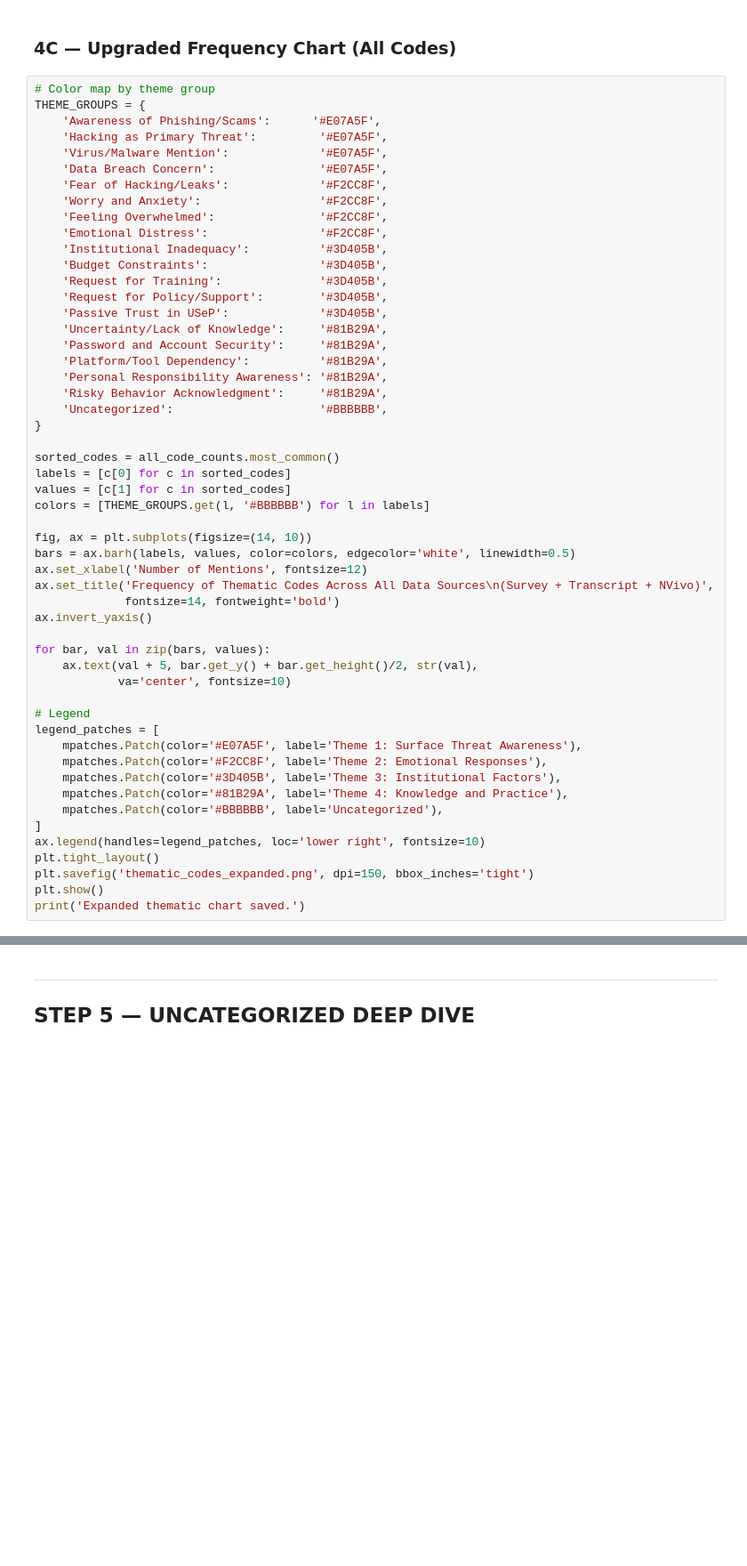
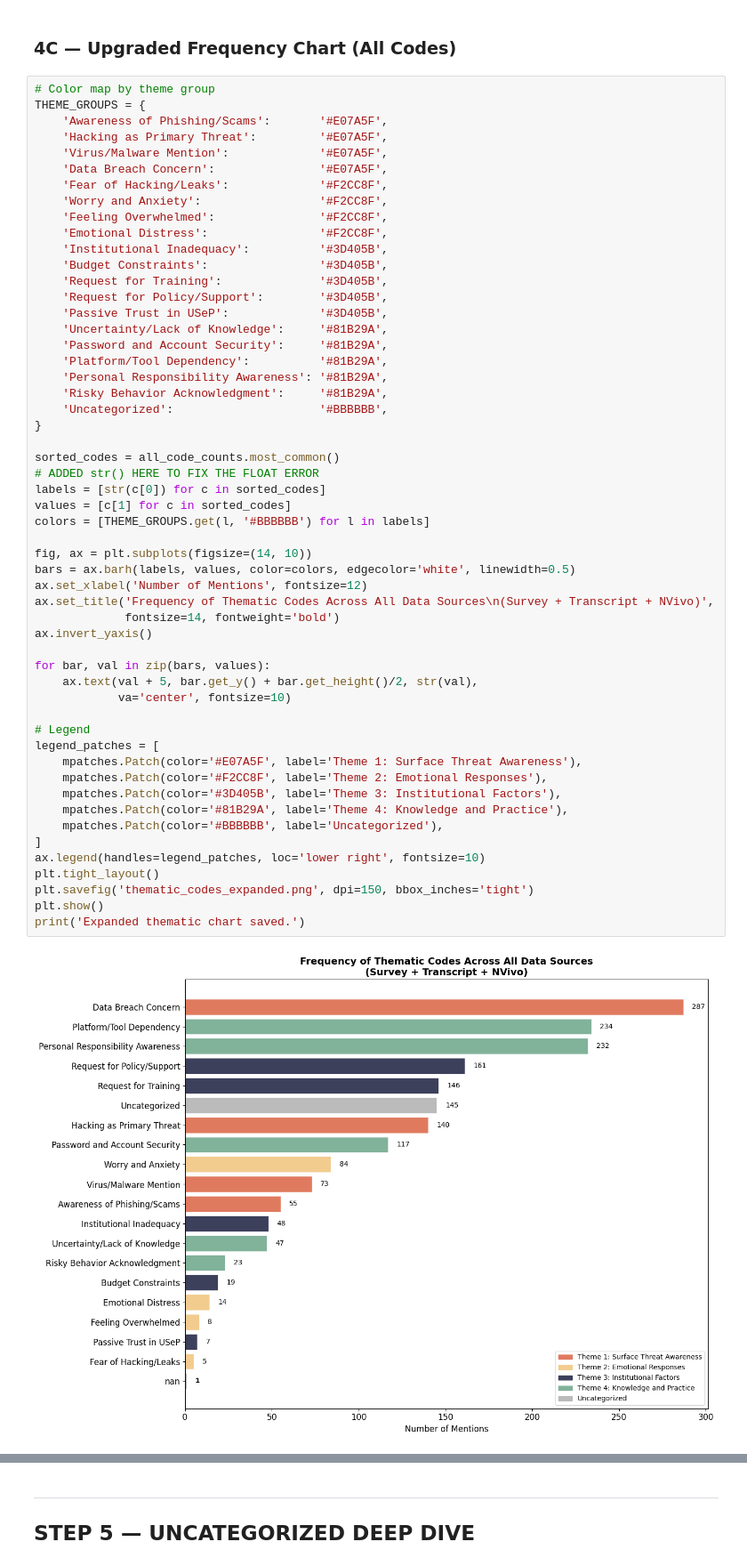
Before and after one commit to Peeeweee/Project_Yano_CyberSafe, a Jupyter notebook: CyberSafe_Upgraded.ipynb, the cells around one changed output, grey strips where cells are left out. Shown at 89% size. Cells and saved outputs as stored; diff of their text form; blank space fills up the shorter version.

```diff
--- a/CyberSafe_Upgraded.ipynb
+++ b/CyberSafe_Upgraded.ipynb
@@ -320,7 +547,7 @@ for code, count in all_code_counts.most_common():
 # %%
 # Color map by theme group
 THEME_GROUPS = {
-    'Awareness of Phishing/Scams':      '#E07A5F',
+    'Awareness of Phishing/Scams':       '#E07A5F',
     'Hacking as Primary Threat':         '#E07A5F',
     'Virus/Malware Mention':             '#E07A5F',
     'Data Breach Concern':               '#E07A5F',
@@ -342,31 +569,34 @@ THEME_GROUPS = {
 }
 
 sorted_codes = all_code_counts.most_common()
-labels = [c[0] for c in sorted_codes]
+# ADDED str() HERE TO FIX THE FLOAT ERROR
+labels = [str(c[0]) for c in sorted_codes]
 values = [c[1] for c in sorted_codes]
 colors = [THEME_GROUPS.get(l, '#BBBBBB') for l in labels]
 
 fig, ax = plt.subplots(figsize=(14, 10))
 bars = ax.barh(labels, values, color=colors, edgecolor='white', linewidth=0.5)
 ax.set_xlabel('Number of Mentions', fontsize=12)
 ax.set_title('Frequency of Thematic Codes Across All Data Sources\n(Survey + Transcript + NVivo)',
              fontsize=14, fontweight='bold')
 ax.invert_yaxis()
 
 for bar, val in zip(bars, values):
     ax.text(val + 5, bar.get_y() + bar.get_height()/2, str(val),
             va='center', fontsize=10)
 
 # Legend
 legend_patches = [
     mpatches.Patch(color='#E07A5F', label='Theme 1: Surface Threat Awareness'),
     mpatches.Patch(color='#F2CC8F', label='Theme 2: Emotional Responses'),
     mpatches.Patch(color='#3D405B', label='Theme 3: Institutional Factors'),
     mpatches.Patch(color='#81B29A', label='Theme 4: Knowledge and Practice'),
     mpatches.Patch(color='#BBBBBB', label='Uncategorized'),
 ]
 ax.legend(handles=legend_patches, loc='lower right', fontsize=10)
 plt.tight_layout()
 plt.savefig('thematic_codes_expanded.png', dpi=150, bbox_inches='tight')
 plt.show()
 print('Expanded thematic chart saved.')
+# %% [output]
+[figure, added]
```
Also changed, not shown: parts of 22 cells of this notebook, 1 other file.
